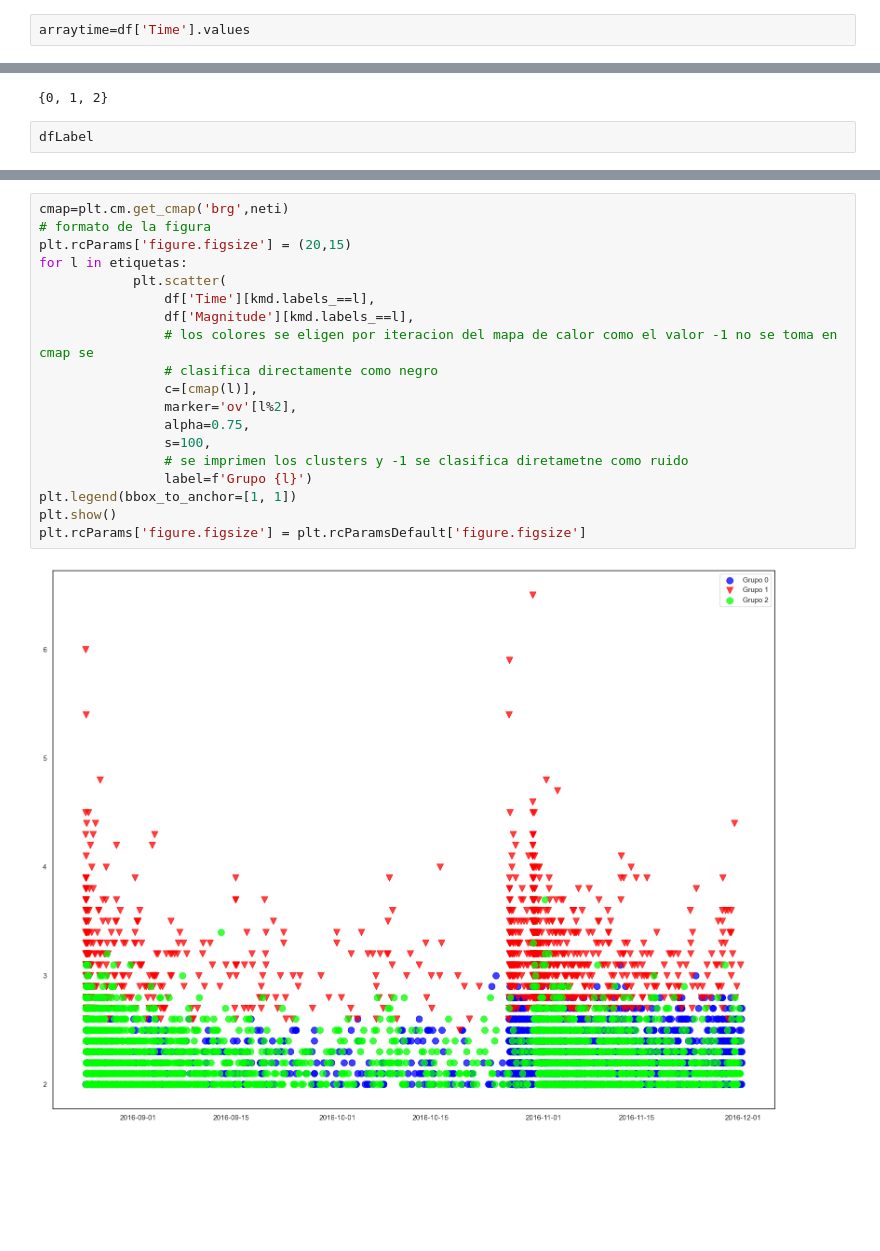
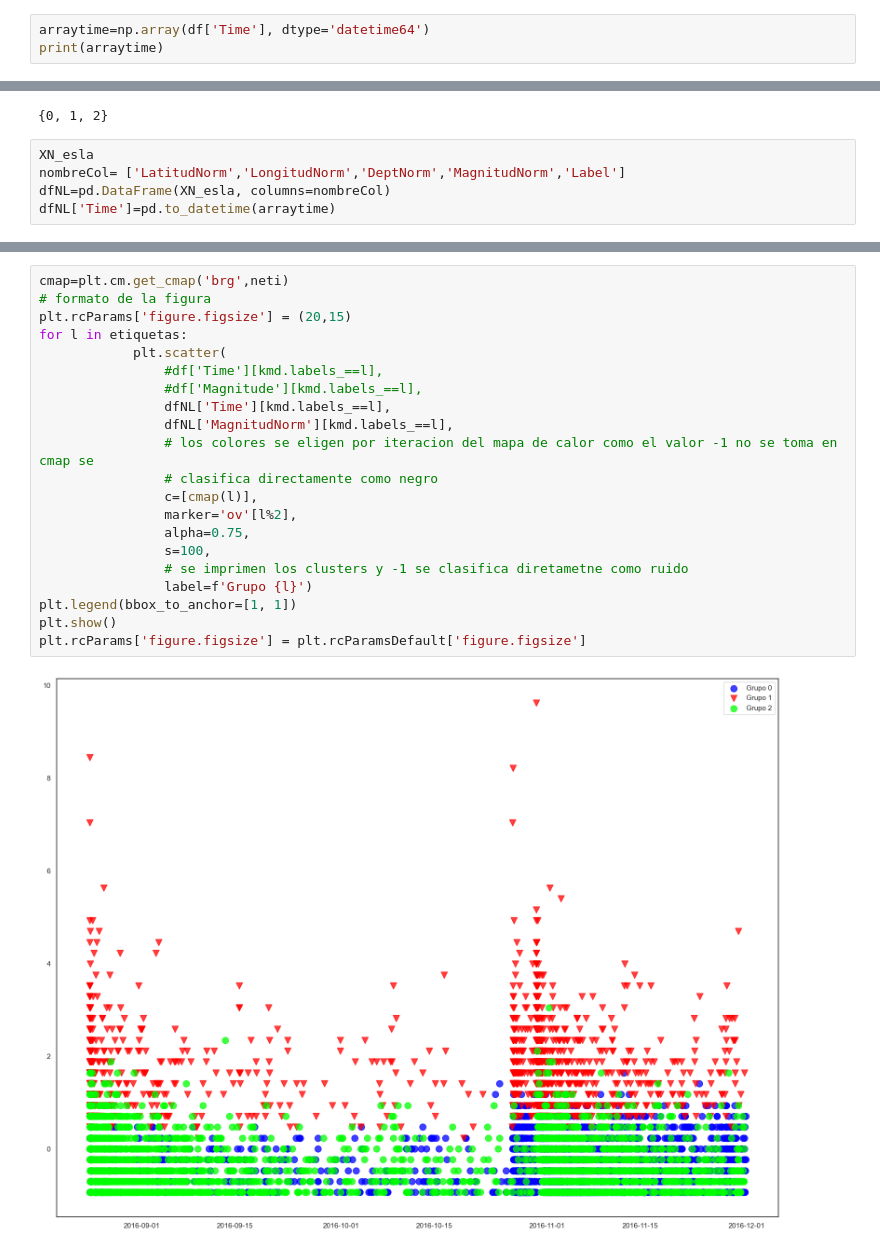
Before and after one commit to MrBloom911/SismicOperations, a Jupyter notebook: ProyectoComp2.ipynb, the cells around one changed output, grey strips where cells are left out. Drawn from its saved outputs; the diff is of its cells as text; blank space fills up the shorter version.

```diff
--- a/ProyectoComp2.ipynb
+++ b/ProyectoComp2.ipynb
@@ -157,2 +150,3 @@ array([[-1.04238786,  0.87253243, -0.85159024,  8.44750587],
 # %%
-arraytime=df['Time'].values
+arraytime=np.array(df['Time'], dtype='datetime64')
+print(arraytime)
@@ -209,4 +201,7 @@ print(etiquetas)
 # %% [output]
 {0, 1, 2}
 # %%
-dfLabel
+XN_esla
+nombreCol= ['LatitudNorm','LongitudNorm','DeptNorm','MagnitudNorm','Label']
+dfNL=pd.DataFrame(XN_esla, columns=nombreCol)
+dfNL['Time']=pd.to_datetime(arraytime)
@@ -227,21 +208,23 @@ dfLabel
 # %%
 cmap=plt.cm.get_cmap('brg',neti)
 # formato de la figura
 plt.rcParams['figure.figsize'] = (20,15)
 for l in etiquetas:
             plt.scatter(
-                df['Time'][kmd.labels_==l],
-                df['Magnitude'][kmd.labels_==l],
+                #df['Time'][kmd.labels_==l],
+                #df['Magnitude'][kmd.labels_==l],
+                dfNL['Time'][kmd.labels_==l],
+                dfNL['MagnitudNorm'][kmd.labels_==l],
                 # los colores se eligen por iteracion del mapa de calor como el valor -1 no se toma en cmap se
                 # clasifica directamente como negro
                 c=[cmap(l)],
                 marker='ov'[l%2],
                 alpha=0.75,
                 s=100,
                 # se imprimen los clusters y -1 se clasifica diretametne como ruido
                 label=f'Grupo {l}')
 plt.legend(bbox_to_anchor=[1, 1])
 plt.show()
 plt.rcParams['figure.figsize'] = plt.rcParamsDefault['figure.figsize']
 # %% [output]
-[figure, old version]
+[figure, new version]
```
Also changed, not shown: parts of 9 cells of this notebook, 1 other file.
